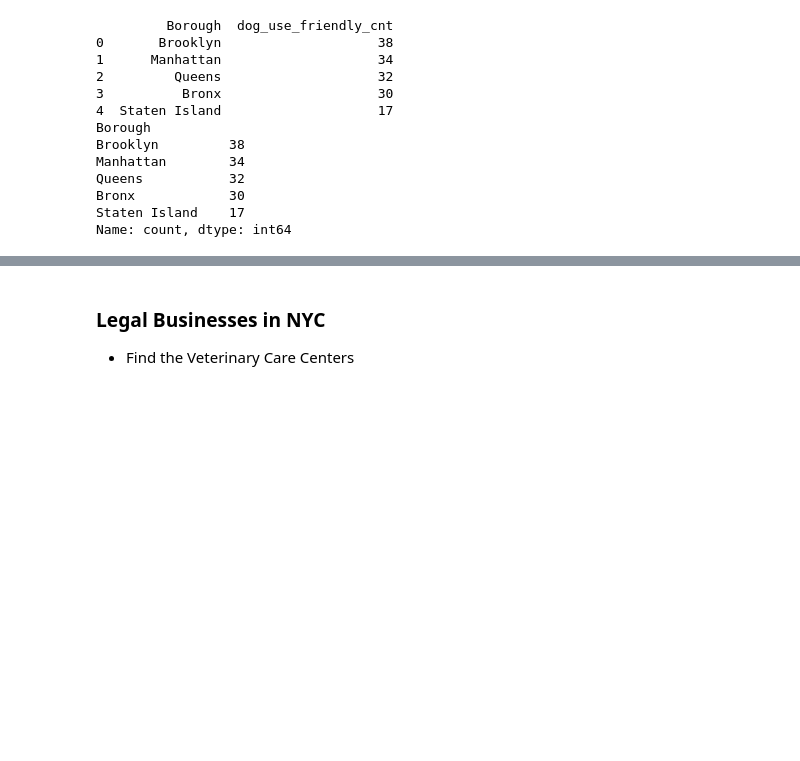
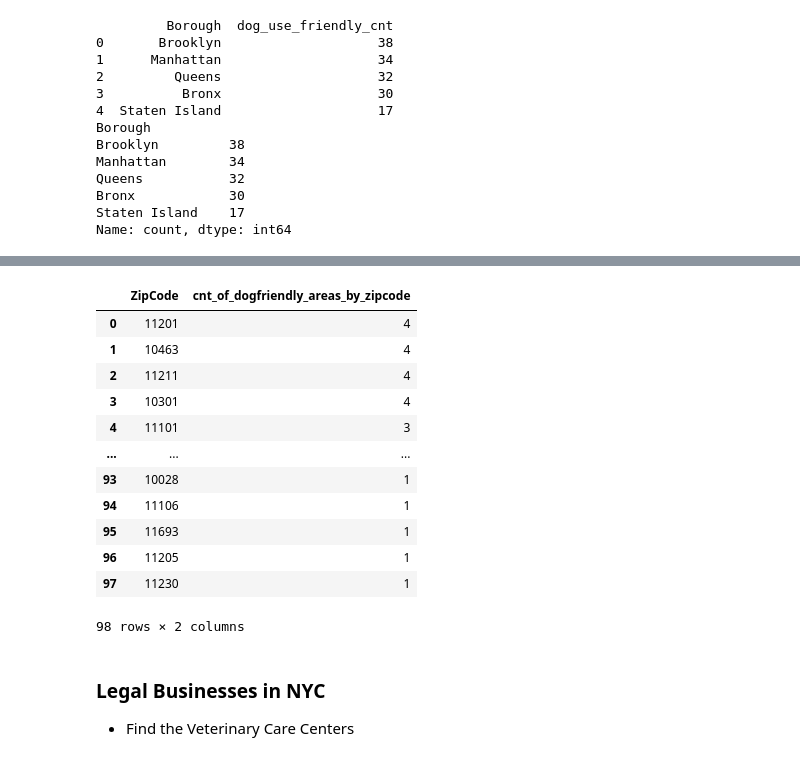
Before and after one commit to StarkArk/Tailored_Tails, a Jupyter notebook: Exploration/doggy_data/doggy_exploration.ipynb, the cells around one changed output, grey strips where cells are left out. Cells and saved outputs as stored; diff of their text form; code cells hidden in the pictures; blank space fills up the shorter version.

```diff
--- a/Exploration/doggy_data/doggy_exploration.ipynb
+++ b/Exploration/doggy_data/doggy_exploration.ipynb
@@ -423,0 +463,28 @@ FileNotFoundError: [Errno 2] No such file or directory: 'demo_summary_cleaned.cs
+# %%
+## Read in the csv and make a DataFrame with a zipcode level count of dog friendly areas
+doguse_zipcode_df = pd.read_csv('dog_friendly_area_zipcodes.csv')
+
+doguse_zipcode_df.head()
+
+doguse_cnt_by_zip_df = pd.DataFrame()
+
+dog_use_cnt = doguse_zipcode_df['ZipCode'].value_counts()
+
+doguse_cnt_by_zip_df['ZipCode'] = dog_use_cnt.index
+doguse_cnt_by_zip_df['cnt_of_dogfriendly_areas_by_zipcode'] = dog_use_cnt.values
+
+doguse_cnt_by_zip_df
+# %% [output]
+|  | ZipCode | cnt_of_dogfriendly_areas_by_zipcode |
+| 0 | 11201 | 4 |
+| 1 | 10463 | 4 |
+| 2 | 11211 | 4 |
+| 3 | 10301 | 4 |
+| 4 | 11101 | 3 |
+| ... | ... | ... |
+| 93 | 10028 | 1 |
+| 94 | 11106 | 1 |
+| 95 | 11693 | 1 |
+| 96 | 11205 | 1 |
+| 97 | 11230 | 1 |
+98 rows × 2 columns
```
Also changed, not shown: parts of 5 cells of this notebook, 2 other files.
